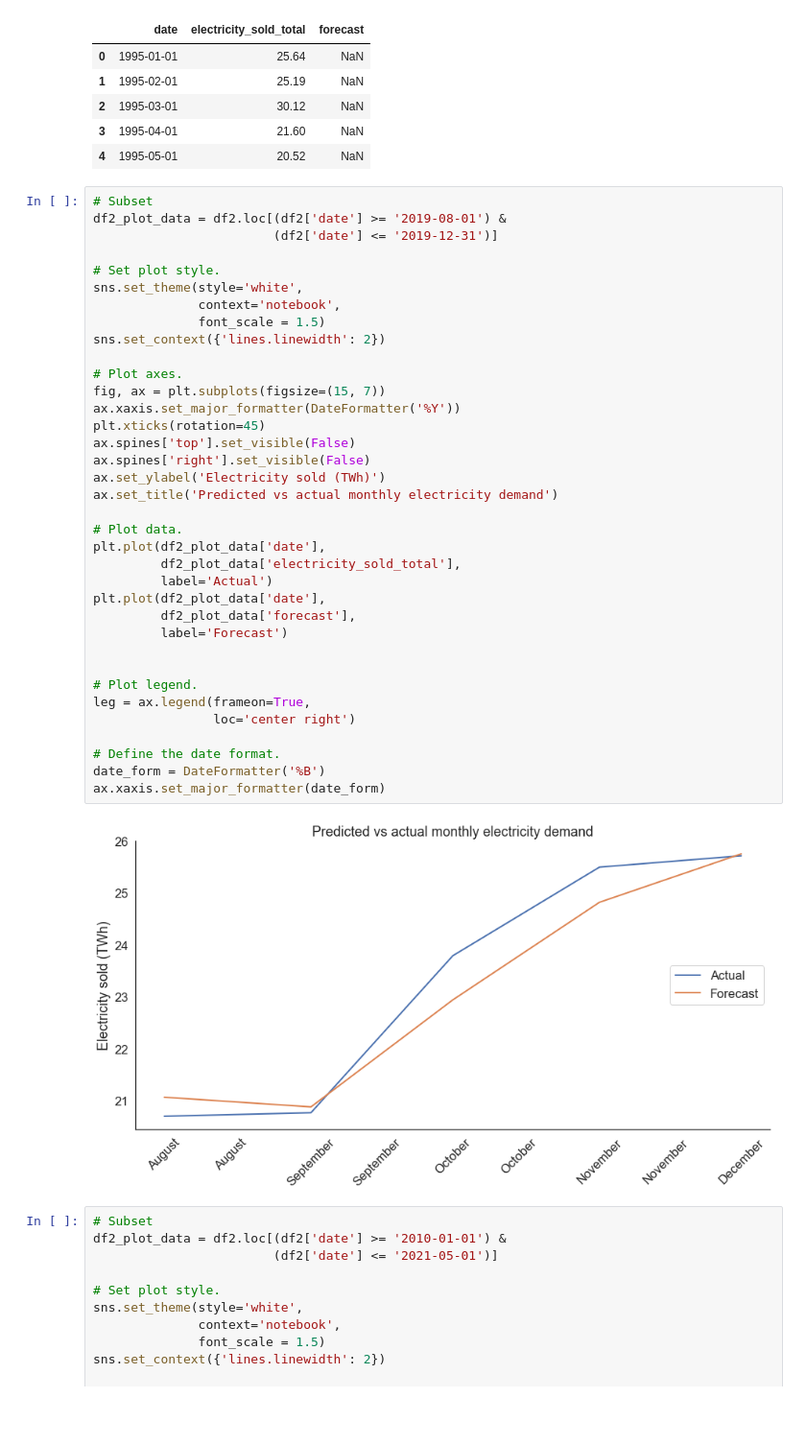
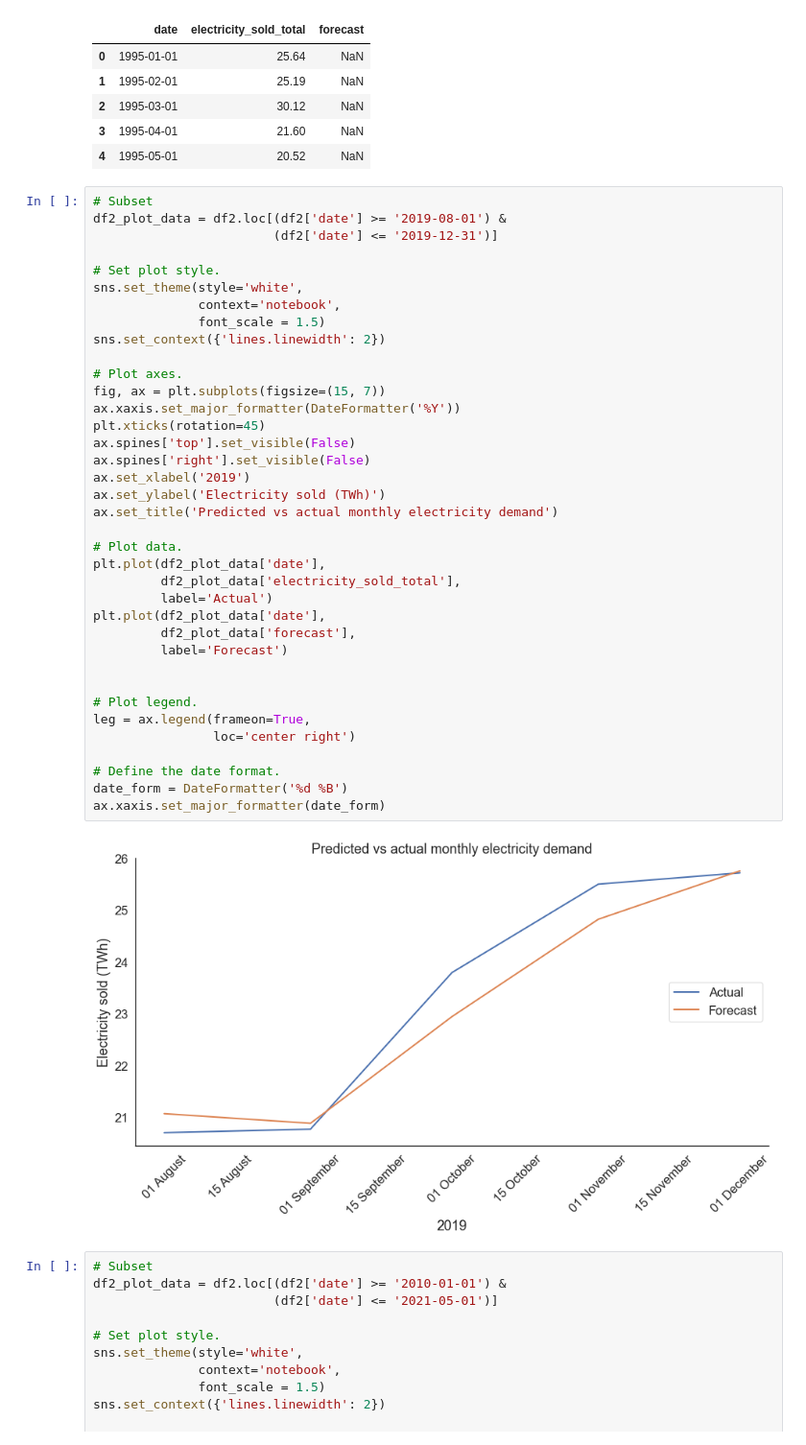
Before and after one commit to robynfsj/cfg-big-data-challenge, a Jupyter notebook: notebooks/submission.ipynb, the cells around one changed output. Shown at 96% size. Saved outputs shown, nothing was run; the diff lists cells and outputs as text; blank space fills up the shorter version.

```diff
--- a/notebooks/submission.ipynb
+++ b/notebooks/submission.ipynb
@@ -1639,35 +1639,36 @@ df2_plot_data = df2.loc[(df2['date'] >= '2019-08-01') &
 sns.set_theme(style='white',
               context='notebook',
               font_scale = 1.5)
 sns.set_context({'lines.linewidth': 2})
 
 # Plot axes.
 fig, ax = plt.subplots(figsize=(15, 7))
 ax.xaxis.set_major_formatter(DateFormatter('%Y'))
 plt.xticks(rotation=45)
 ax.spines['top'].set_visible(False)
 ax.spines['right'].set_visible(False)
+ax.set_xlabel('2019')
 ax.set_ylabel('Electricity sold (TWh)')
 ax.set_title('Predicted vs actual monthly electricity demand')
 
 # Plot data.
 plt.plot(df2_plot_data['date'],
          df2_plot_data['electricity_sold_total'],
          label='Actual')
 plt.plot(df2_plot_data['date'],
          df2_plot_data['forecast'],
          label='Forecast')
 
 
 # Plot legend.
 leg = ax.legend(frameon=True,
                 loc='center right')
 
 # Define the date format.
-date_form = DateFormatter('%B')
+date_form = DateFormatter('%d %B')
 ax.xaxis.set_major_formatter(date_form)
 # %% [output]
-[figure, old version]
+[figure, new version]
 # %%
 # Subset
 df2_plot_data = df2.loc[(df2['date'] >= '2010-01-01') &
```
Also changed, not shown: parts of 1 cell of this notebook.
